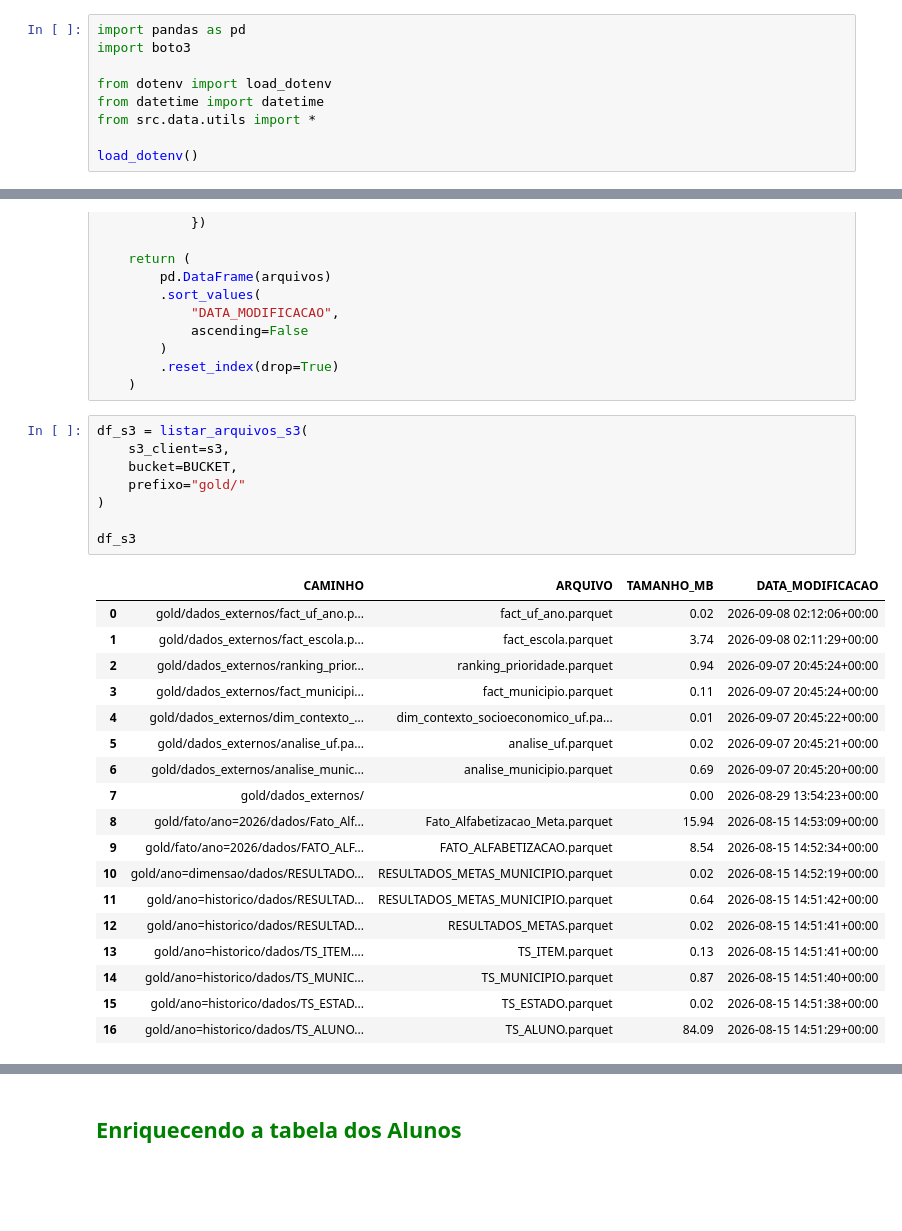
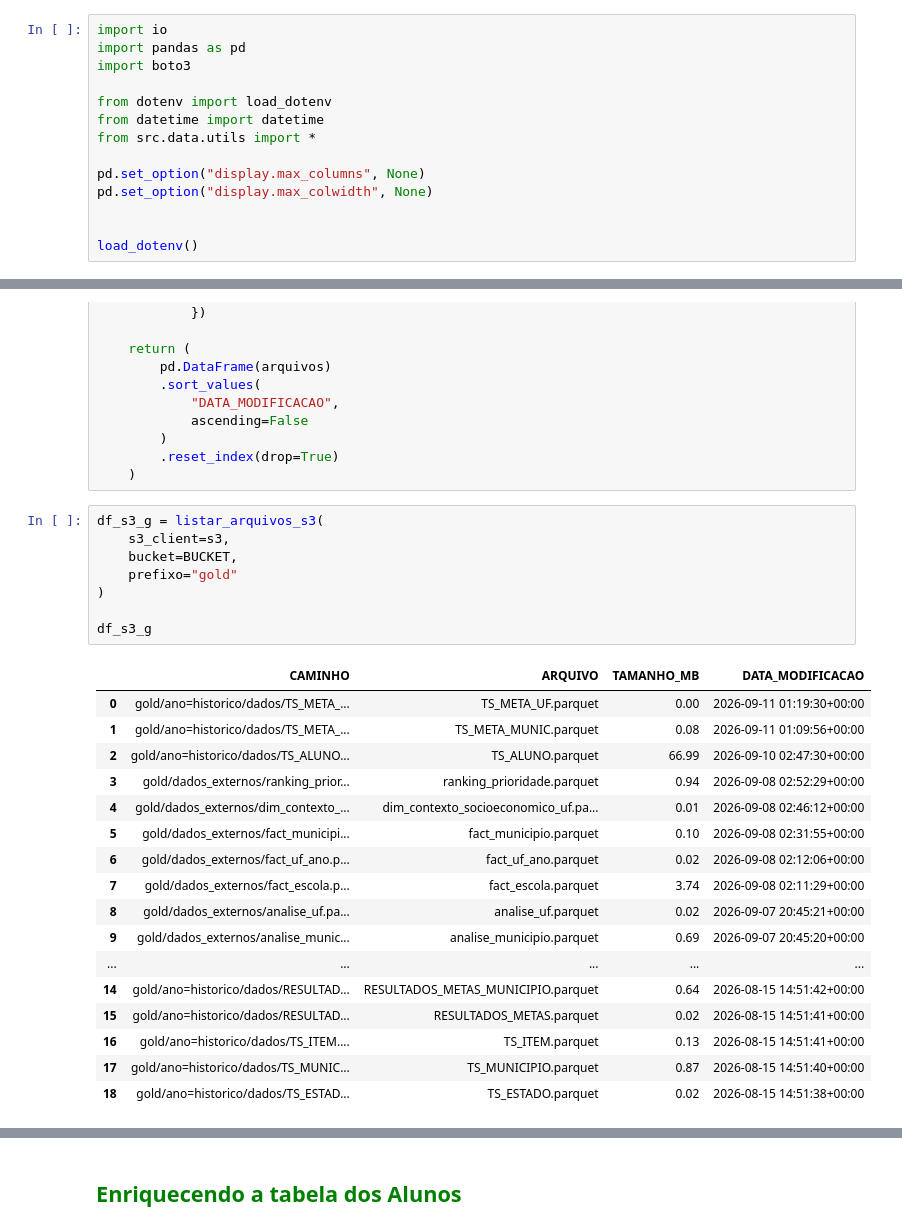
Before and after one commit to LucasRuizMartins/fiap_tech_challenge_03, a Jupyter notebook: notebooks/EDA_Ci.ipynb, the cells around one changed output, grey strips where cells are left out. Drawn from its saved outputs; the diff is of its cells as text; blank space fills up the shorter version.

Commit message:
Atualiza notebook EDA Ci, trabalhando nivel alunos - subi metas, falta dados socio economicos...

```diff
--- a/notebooks/EDA_Ci.ipynb
+++ b/notebooks/EDA_Ci.ipynb
@@ -1,6 +1,7 @@
 # %% [markdown]
 ### Imports e iniciando cessão com o S3
 # %%
+import io
 import pandas as pd
 import boto3
 
@@ -8,6 +9,10 @@ from dotenv import load_dotenv
 from datetime import datetime
 from src.data.utils import *
 
+pd.set_option("display.max_columns", None)
+pd.set_option("display.max_colwidth", None)
+
+
 load_dotenv()
 # %% [output]
 True
@@ -90,29 +95,28 @@ def listar_arquivos_s3(
         .reset_index(drop=True)
     )
 # %%
-df_s3 = listar_arquivos_s3(
+df_s3_g = listar_arquivos_s3(
     s3_client=s3,
     bucket=BUCKET,
-    prefixo="gold/"
+    prefixo="gold"
 )
 
-df_s3
+df_s3_g
 # %% [output]
 |  | CAMINHO | ARQUIVO | TAMANHO_MB | DATA_MODIFICACAO |
-| 0 | gold/dados_externos/fact_uf_ano.p... | fact_uf_ano.parquet | 0.02 | 2026-09-08 02:12:06+00:00 |
-| 1 | gold/dados_externos/fact_escola.p... | fact_escola.parquet | 3.74 | 2026-09-08 02:11:29+00:00 |
-| 2 | gold/dados_externos/ranking_prior... | ranking_prioridade.parquet | 0.94 | 2026-09-07 20:45:24+00:00 |
-| 3 | gold/dados_externos/fact_municipi... | fact_municipio.parquet | 0.11 | 2026-09-07 20:45:24+00:00 |
-| 4 | gold/dados_externos/dim_contexto_... | dim_contexto_socioeconomico_uf.pa... | 0.01 | 2026-09-07 20:45:22+00:00 |
-| 5 | gold/dados_externos/analise_uf.pa... | analise_uf.parquet | 0.02 | 2026-09-07 20:45:21+00:00 |
-| 6 | gold/dados_externos/analise_munic... | analise_municipio.parquet | 0.69 | 2026-09-07 20:45:20+00:00 |
-| 7 | gold/dados_externos/ |  | 0.00 | 2026-08-29 13:54:23+00:00 |
-| 8 | gold/fato/ano=2026/dados/Fato_Alf... | Fato_Alfabetizacao_Meta.parquet | 15.94 | 2026-08-15 14:53:09+00:00 |
-| 9 | gold/fato/ano=2026/dados/FATO_ALF... | FATO_ALFABETIZACAO.parquet | 8.54 | 2026-08-15 14:52:34+00:00 |
-| 10 | gold/ano=dimensao/dados/RESULTADO... | RESULTADOS_METAS_MUNICIPIO.parquet | 0.02 | 2026-08-15 14:52:19+00:00 |
-| 11 | gold/ano=historico/dados/RESULTAD... | RESULTADOS_METAS_MUNICIPIO.parquet | 0.64 | 2026-08-15 14:51:42+00:00 |
-| 12 | gold/ano=historico/dados/RESULTAD... | RESULTADOS_METAS.parquet | 0.02 | 2026-08-15 14:51:41+00:00 |
-| 13 | gold/ano=historico/dados/TS_ITEM.... | TS_ITEM.parquet | 0.13 | 2026-08-15 14:51:41+00:00 |
-| 14 | gold/ano=historico/dados/TS_MUNIC... | TS_MUNICIPIO.parquet | 0.87 | 2026-08-15 14:51:40+00:00 |
-| 15 | gold/ano=historico/dados/TS_ESTAD... | TS_ESTADO.parquet | 0.02 | 2026-08-15 14:51:38+00:00 |
-| 16 | gold/ano=historico/dados/TS_ALUNO... | TS_ALUNO.parquet | 84.09 | 2026-08-15 14:51:29+00:00 |
+| 0 | gold/ano=historico/dados/TS_META_... | TS_META_UF.parquet | 0.00 | 2026-09-11 01:19:30+00:00 |
+| 1 | gold/ano=historico/dados/TS_META_... | TS_META_MUNIC.parquet | 0.08 | 2026-09-11 01:09:56+00:00 |
+| 2 | gold/ano=historico/dados/TS_ALUNO... | TS_ALUNO.parquet | 66.99 | 2026-09-10 02:47:30+00:00 |
+| 3 | gold/dados_externos/ranking_prior... | ranking_prioridade.parquet | 0.94 | 2026-09-08 02:52:29+00:00 |
+| 4 | gold/dados_externos/dim_contexto_... | dim_contexto_socioeconomico_uf.pa... | 0.01 | 2026-09-08 02:46:12+00:00 |
+| 5 | gold/dados_externos/fact_municipi... | fact_municipio.parquet | 0.10 | 2026-09-08 02:31:55+00:00 |
+| 6 | gold/dados_externos/fact_uf_ano.p... | fact_uf_ano.parquet | 0.02 | 2026-09-08 02:12:06+00:00 |
+| 7 | gold/dados_externos/fact_escola.p... | fact_escola.parquet | 3.74 | 2026-09-08 02:11:29+00:00 |
+| 8 | gold/dados_externos/analise_uf.pa... | analise_uf.parquet | 0.02 | 2026-09-07 20:45:21+00:00 |
+| 9 | gold/dados_externos/analise_munic... | analise_municipio.parquet | 0.69 | 2026-09-07 20:45:20+00:00 |
+| ... | ... | ... | ... | ... |
+| 14 | gold/ano=historico/dados/RESULTAD... | RESULTADOS_METAS_MUNICIPIO.parquet | 0.64 | 2026-08-15 14:51:42+00:00 |
+| 15 | gold/ano=historico/dados/RESULTAD... | RESULTADOS_METAS.parquet | 0.02 | 2026-08-15 14:51:41+00:00 |
+| 16 | gold/ano=historico/dados/TS_ITEM.... | TS_ITEM.parquet | 0.13 | 2026-08-15 14:51:41+00:00 |
+| 17 | gold/ano=historico/dados/TS_MUNIC... | TS_MUNICIPIO.parquet | 0.87 | 2026-08-15 14:51:40+00:00 |
+| 18 | gold/ano=historico/dados/TS_ESTAD... | TS_ESTADO.parquet | 0.02 | 2026-08-15 14:51:38+00:00 |
```
Also changed, not shown: parts of 64 cells of this notebook.
